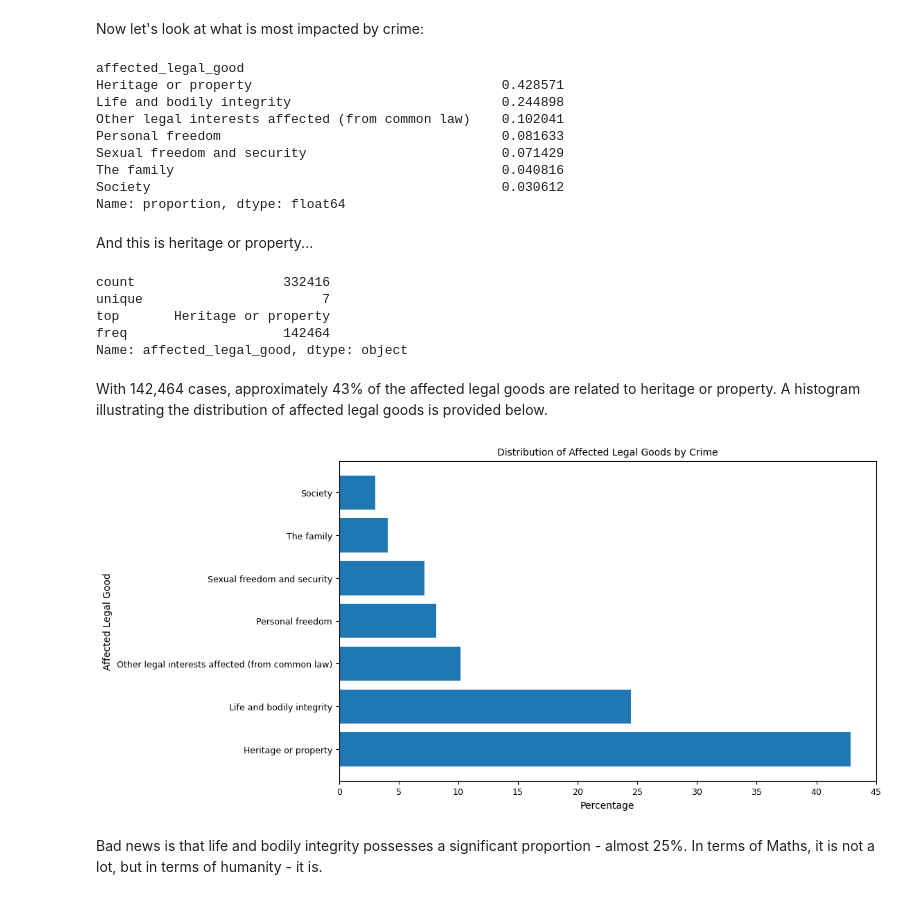
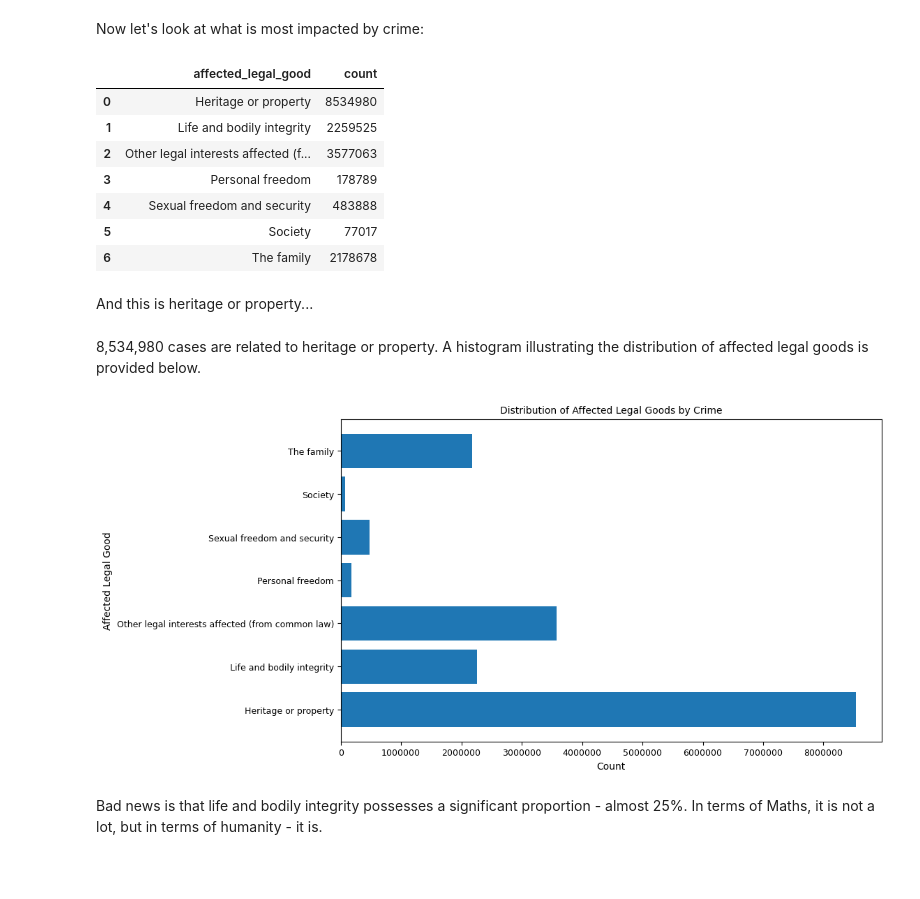
Before and after one commit to AI-Machine-Learning-Upskill-Programme/Data-Science, a Jupyter notebook: Data Science Course/PROJECT/Mexico Crime Exploration.ipynb, the cells around one changed output. Drawn from its saved outputs; the diff is of its cells as text; code cells hidden in the pictures; blank space fills up the shorter version.

```diff
--- a/Data Science Course/PROJECT/Mexico Crime Exploration.ipynb
+++ b/Data Science Course/PROJECT/Mexico Crime Exploration.ipynb
@@ -113,13 +114,17 @@ There are no NaN values.
 Now let's look at the variables one by one and see what can be done for optimization
 # %%
 # Function for bar chart visualization
-def create_bar_chart(title, values, y_label, x_fig_size, y_fig_size, title_fontsize, ticks_fontsize, label_fontsize):
+def create_bar_chart(title, first_value, second_value, y_label, x_fig_size, y_fig_size, title_fontsize, ticks_fontsize, label_fontsize):
     plt.figure(figsize = (x_fig_size, y_fig_size))
     plt.xticks(fontsize = ticks_fontsize)
     plt.yticks(fontsize = ticks_fontsize)
     plt.title(title, fontsize = title_fontsize)
-    plt.barh(values.index, values.values * 100)
-    plt.xlabel("Percentage", fontsize = label_fontsize)
+    plt.barh(first_value, second_value)
+    ax = plt.gca()
+    ax.xaxis.set_major_formatter(ScalarFormatter())
+    ax.xaxis.get_major_formatter().set_scientific(False)
+    ax.xaxis.get_major_formatter().set_useOffset(False)
+    plt.xlabel("Count", fontsize = label_fontsize)
     plt.ylabel(y_label, fontsize = label_fontsize)
     plt.show()
 # %% [markdown]
@@ -253,35 +258,26 @@ Unique categories count:
 # %% [markdown]
 Now let's look at what is most impacted by crime:
 # %%
-value_counts = crime_data["affected_legal_good"].value_counts(normalize = True)
-value_counts
+crime_data_groups = crime_data.groupby("affected_legal_good")["count"].sum().reset_index()
+crime_data_groups
 # %% [output]
-affected_legal_good
-Heritage or property                                0.428571
-Life and bodily integrity                           0.244898
-Other legal interests affected (from common law)    0.102041
-Personal freedom                                    0.081633
-Sexual freedom and security                         0.071429
-The family                                          0.040816
-Society                                             0.030612
-Name: proportion, dtype: float64
+|  | affected_legal_good | count |
+| 0 | Heritage or property | 8534980 |
+| 1 | Life and bodily integrity | 2259525 |
+| 2 | Other legal interests affected (f... | 3577063 |
+| 3 | Personal freedom | 178789 |
+| 4 | Sexual freedom and security | 483888 |
+| 5 | Society | 77017 |
+| 6 | The family | 2178678 |
 # %% [markdown]
 And this is heritage or property...
-# %%
-crime_data["affected_legal_good"].describe()
-# %% [output]
-count                   332416
-unique                       7
-top       Heritage or property
-freq                    142464
-Name: affected_legal_good, dtype: object
 # %% [markdown]
-With 142,464 cases, approximately 43% of the affected legal goods are related to heritage or property.
+8,534,980 cases are related to heritage or property.
 A histogram illustrating the distribution of affected legal goods is provided below.
 # %%
-create_bar_chart("Distribution of Affected Legal Goods by Crime", value_counts, "Affected Legal Good", 10, 6, 10, 9, 10)
+create_bar_chart("Distribution of Affected Legal Goods by Crime", crime_data_groups["affected_legal_good"], crime_data_groups["count"], "Affected Legal Good", 10, 6, 10, 9, 10)
 # %% [output]
-[figure, old version]
+[figure, new version]
 # %% [markdown]
 Bad news is that life and bodily integrity possesses a significant proportion - almost 25%. In terms of Maths, it is not a lot, but in terms of humanity - it is.
 # %% [markdown]
```
Also changed, not shown: parts of 17 cells of this notebook, 15 other files.
